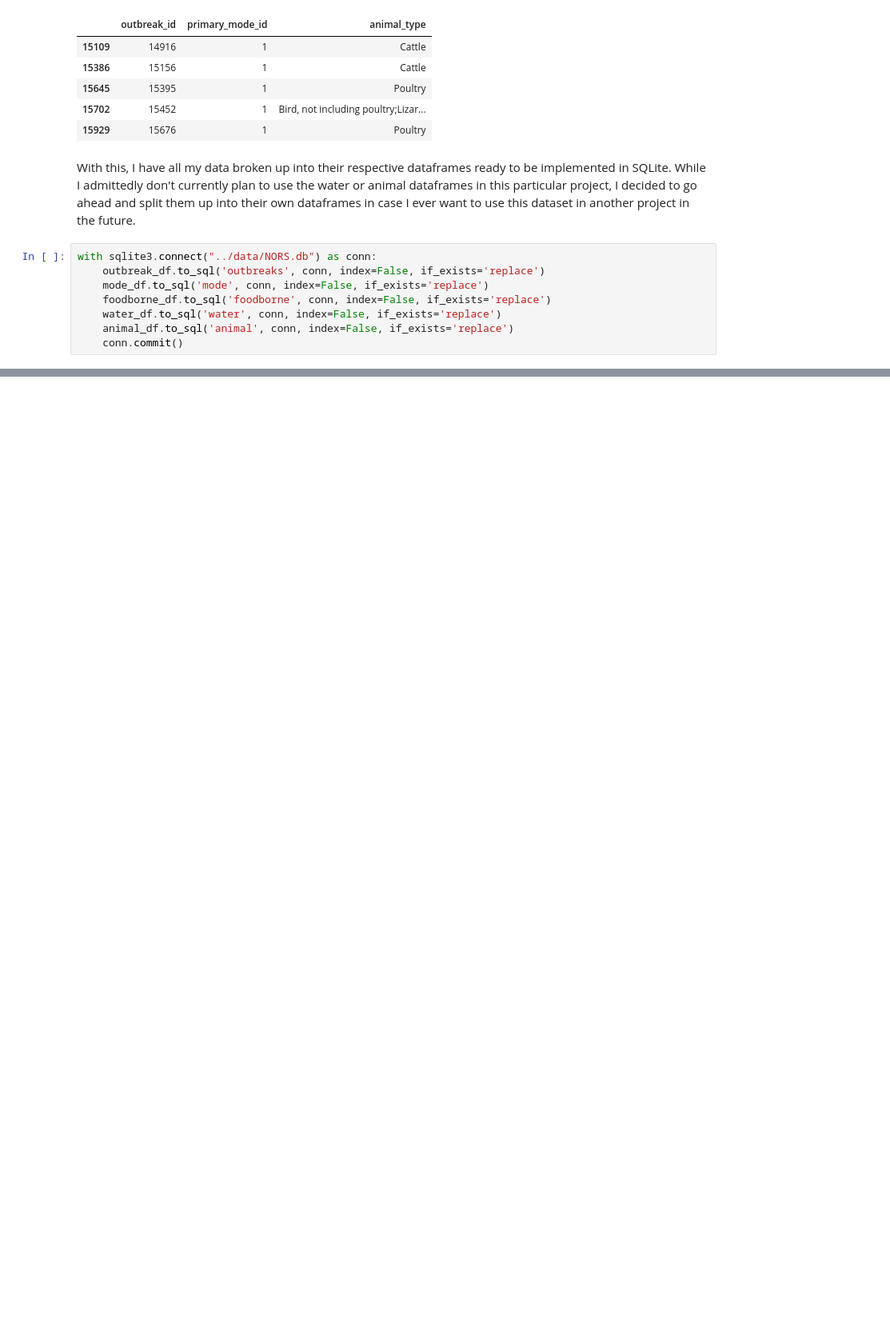
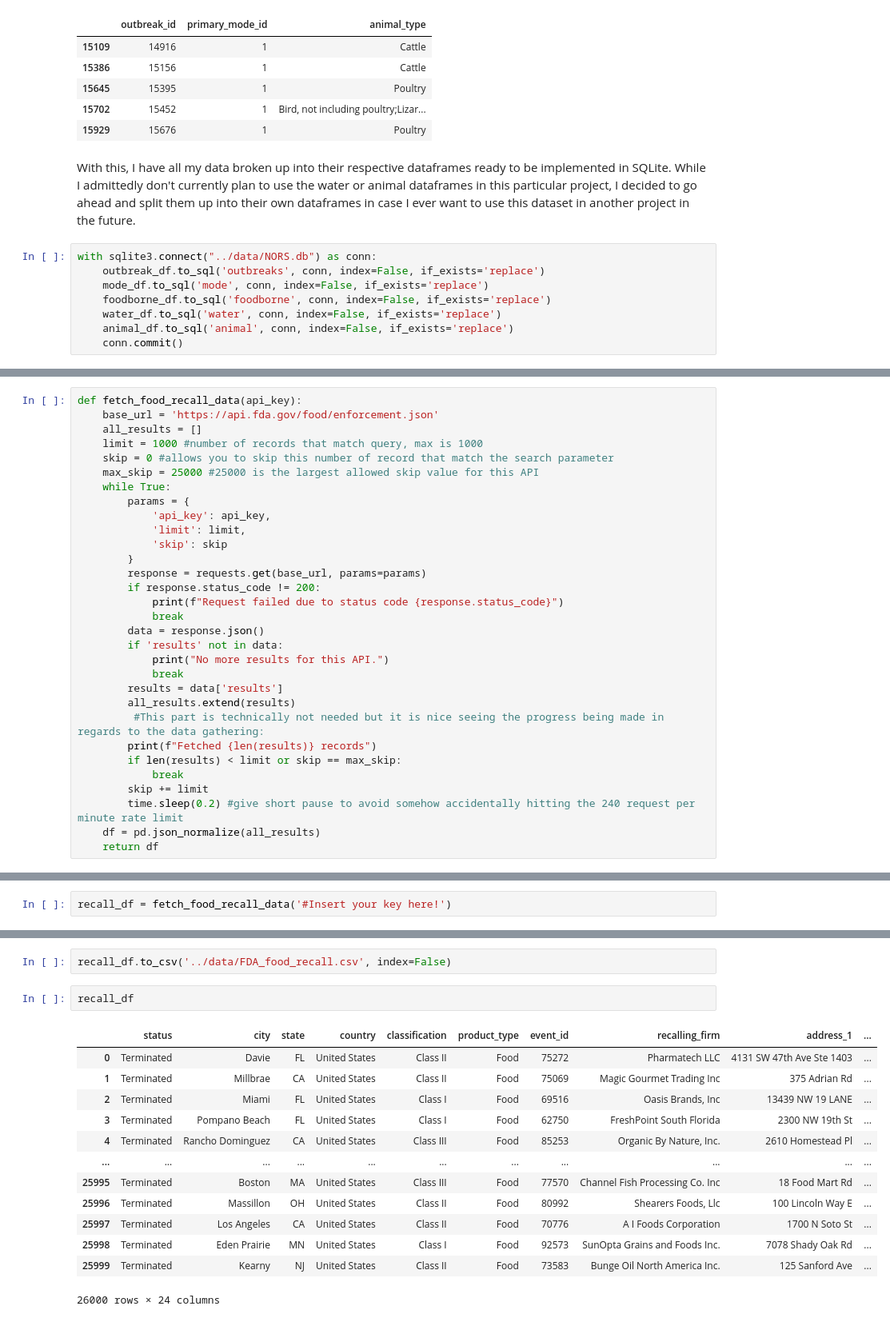
Before and after one commit to NoxRainTempest/Outbreaks_and_Recalls, a Jupyter notebook: notebooks/outbreak_recall.ipynb, the cells around one changed output, grey strips where cells are left out. Shown at 80% size. Drawn from its saved outputs; the diff is of its cells as text; blank space fills up the shorter version.

Commit message:
Gathered API data and converted it to csv

```diff
--- a/notebooks/outbreak_recall.ipynb
+++ b/notebooks/outbreak_recall.ipynb
@@ -259,0 +263,31 @@ with sqlite3.connect("../data/NORS.db") as conn:
+# %%
+def fetch_food_recall_data(api_key):
+    base_url = 'https://api.fda.gov/food/enforcement.json'
+    all_results = []
+    limit = 1000 #number of records that match query, max is 1000
+    skip = 0 #allows you to skip this number of record that match the search parameter
+    max_skip = 25000 #25000 is the largest allowed skip value for this API
+    while True:
+        params = {
+            'api_key': api_key,
+            'limit': limit,
+            'skip': skip
+        }
+        response = requests.get(base_url, params=params)
+        if response.status_code != 200:
+            print(f"Request failed due to status code {response.status_code}")
+            break
+        data = response.json()
+        if 'results' not in data:
+            print("No more results for this API.")
+            break
+        results = data['results']
+        all_results.extend(results)
+         #This part is technically not needed but it is nice seeing the progress being made in regards to the data gathering:
+        print(f"Fetched {len(results)} records")
+        if len(results) < limit or skip == max_skip:
+            break
+        skip += limit
+        time.sleep(0.2) #give short pause to avoid somehow accidentally hitting the 240 request per minute rate limit
+    df = pd.json_normalize(all_results)
+    return df
@@ -259,0 +296,2 @@ with sqlite3.connect("../data/NORS.db") as conn:
+# %%
+recall_df = fetch_food_recall_data('#Insert your key here!')
@@ -259,0 +316,18 @@ with sqlite3.connect("../data/NORS.db") as conn:
+# %%
+recall_df.to_csv('../data/FDA_food_recall.csv', index=False)
+# %%
+recall_df
+# %% [output]
+|  | status | city | state | country | classification | product_type | event_id | recalling_firm | address_1 | ... |
+| 0 | Terminated | Davie | FL | United States | Class II | Food | 75272 | Pharmatech LLC | 4131 SW 47th Ave Ste 1403 | ... |
+| 1 | Terminated | Millbrae | CA | United States | Class II | Food | 75069 | Magic Gourmet Trading Inc | 375 Adrian Rd | ... |
+| 2 | Terminated | Miami | FL | United States | Class I | Food | 69516 | Oasis Brands, Inc | 13439 NW 19 LANE | ... |
+| 3 | Terminated | Pompano Beach | FL | United States | Class I | Food | 62750 | FreshPoint South Florida | 2300 NW 19th St | ... |
+| 4 | Terminated | Rancho Dominguez | CA | United States | Class III | Food | 85253 | Organic By Nature, Inc. | 2610 Homestead Pl | ... |
+| ... | ... | ... | ... | ... | ... | ... | ... | ... | ... | ... |
+| 25995 | Terminated | Boston | MA | United States | Class III | Food | 77570 | Channel Fish Processing Co. Inc | 18 Food Mart Rd | ... |
+| 25996 | Terminated | Massillon | OH | United States | Class II | Food | 80992 | Shearers Foods, Llc | 100 Lincoln Way E | ... |
+| 25997 | Terminated | Los Angeles | CA | United States | Class II | Food | 70776 | A I Foods Corporation | 1700 N Soto St | ... |
+| 25998 | Terminated | Eden Prairie | MN | United States | Class I | Food | 92573 | SunOpta Grains and Foods Inc. | 7078 Shady Oak Rd | ... |
+| 25999 | Terminated | Kearny | NJ | United States | Class II | Food | 73583 | Bunge Oil North America Inc. | 125 Sanford Ave | ... |
+26000 rows × 24 columns
```
Also changed, not shown: parts of 4 cells of this notebook, 2 other files.
